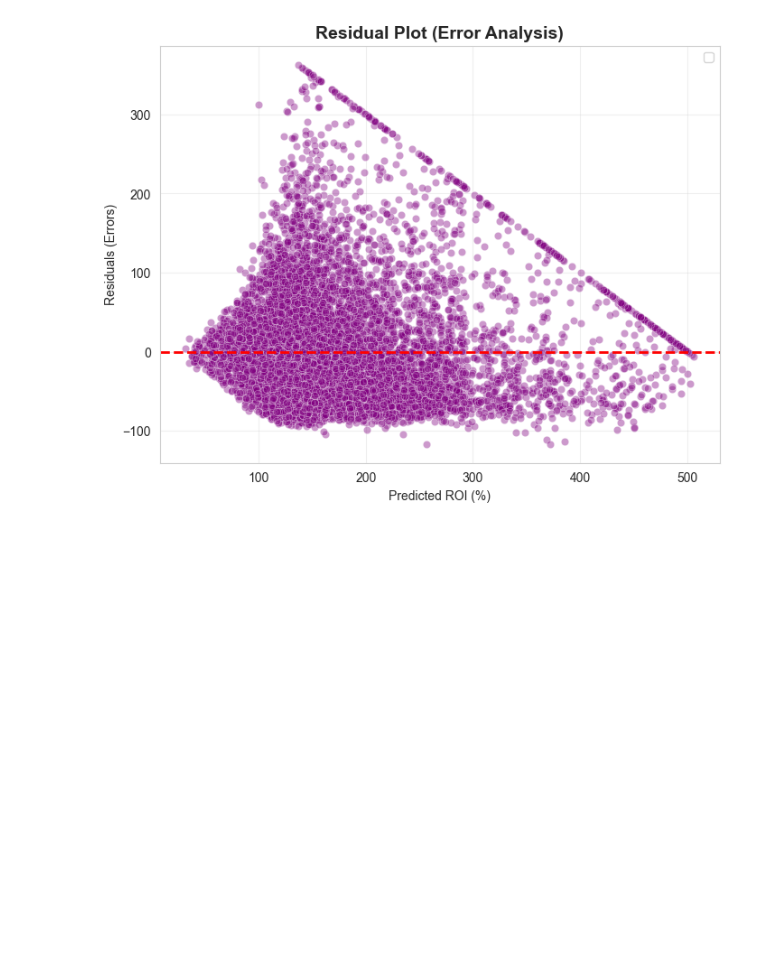
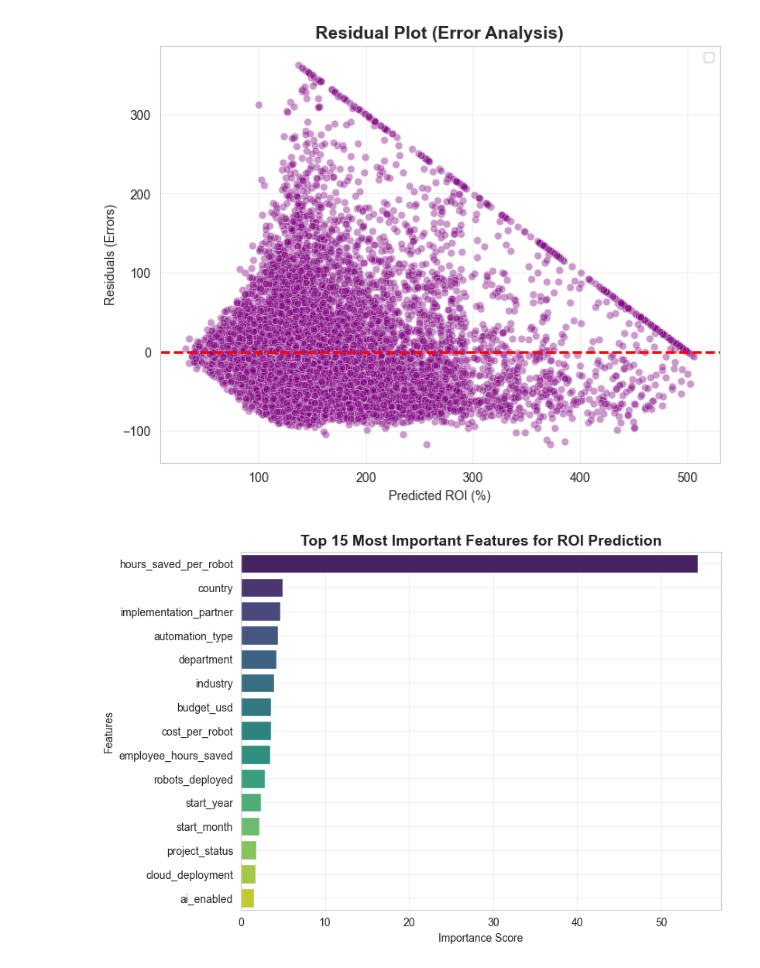
Before and after one commit to fathirrizkifadillah/Worldwide-Robotic-Process-Automation-Database-2026, a Jupyter notebook: main.ipynb, the cells around one changed output. Drawn from its saved outputs; the diff is of its cells as text; code cells hidden in the pictures; blank space fills up the shorter version.

Commit message:
Isnight for model 2 and add feature importance for model 2

```diff
--- a/main.ipynb
+++ b/main.ipynb
@@ -1966,3 +1966,30 @@ plt.savefig(filepath, dpi=300, bbox_inches='tight', facecolor='white')
 plt.show()
 # %% [output]
 [figure]
+# %%
+trained_model = pipeline.named_steps['model']
+transformer = pipeline.named_steps['preprocessor']
+
+cat_encoder = transformer.named_transformers_['cat']
+encoded_cat_features = cat_encoder.get_feature_names_out(categorical_features).tolist()
+all_features = num_features_v2 + encoded_cat_features
+
+importances = trained_model.get_feature_importance()
+
+feature_imp_df = pd.DataFrame({
+    'Feature': all_features,
+    'Importance': importances
+}).sort_values(by='Importance', ascending=False)
+
+plt.figure(figsize=(8, 6))
+sns.barplot(x='Importance', y='Feature', data=feature_imp_df.head(15), hue='Feature', legend=False, palette='viridis')
+plt.title('Top 15 Most Important Features for ROI Prediction', fontsize=14, fontweight='bold')
+plt.xlabel('Importance Score')
+plt.ylabel('Features')
+plt.grid(True, alpha=0.3)
+
+filepath = os.path.join('img', 'Feature Importance (model-2).png')
+plt.savefig(filepath, dpi=300, bbox_inches='tight', facecolor='white')
+plt.show()
+# %% [output]
+[figure, added]
```
Also changed, not shown: parts of 1 cell of this notebook, 1 other file.
